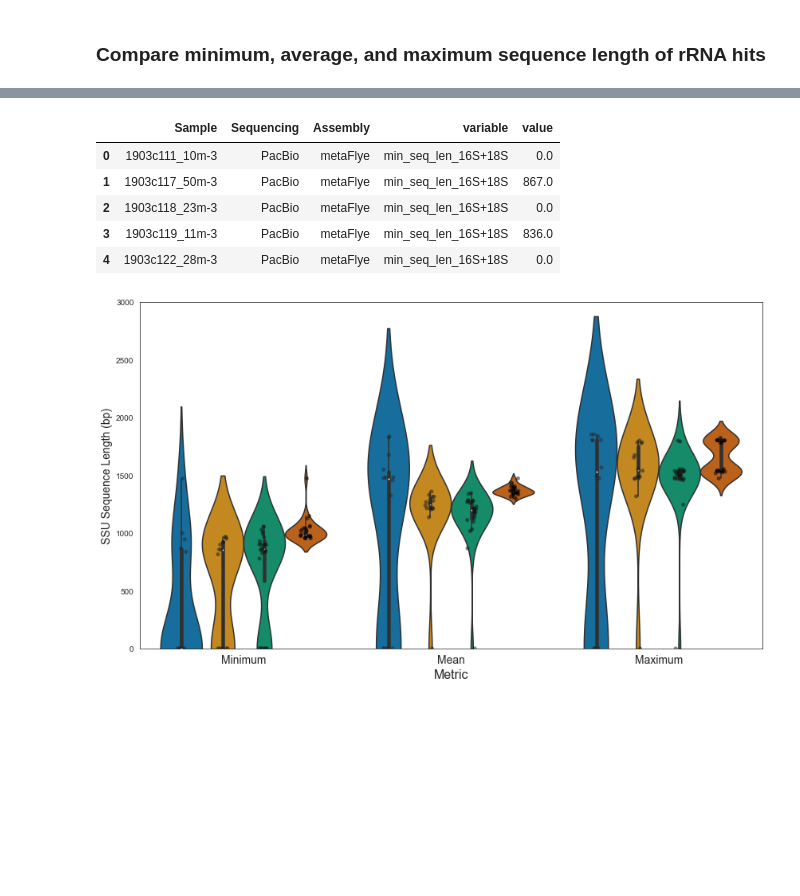
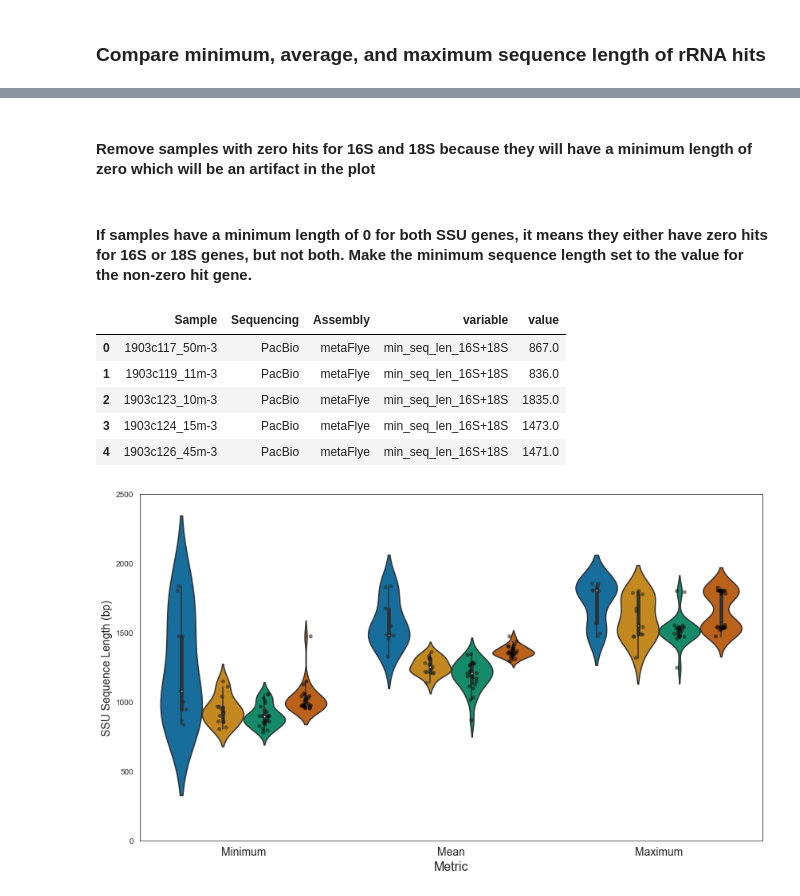
Before and after one commit to nvpatin/PacBio-Marine-Metagenomes, a Jupyter notebook: rRNA_comparisons_violinplots.ipynb, the cells around one changed output, grey strips where cells are left out. Cells and saved outputs as stored; diff of their text form; code cells hidden in the pictures; blank space fills up the shorter version.

Commit message:
Edited rRNA comparison script to exclude artifacts where minimum sequence length was zero because there were zero hits for either 16S or 18S genes, but not both

```diff
--- a/rRNA_comparisons_violinplots.ipynb
+++ b/rRNA_comparisons_violinplots.ipynb
@@ -110,37 +110,50 @@ rrna.head()
 | 2 | 1903c118_23m-3 | 16S | PacBio | metaFlye | 3 | hmms | 0.0 | 0.0 | ... |
 | 3 | 1903c119_11m-3 | 16S | PacBio | metaFlye | 3 | hmms | 80.0 | 69.0 | ... |
 | 4 | 1903c122_28m-3 | 16S | PacBio | metaFlye | 3 | hmms | 0.0 | 0.0 | ... |
+# %% [markdown]
+#### Remove samples with zero hits for 16S and 18S because they will have a minimum length of zero which will be an artifact in the plot
+# %%
+rrna = rrna.loc[rrna['num_hits_16S+18S'] != 0]
+# %% [markdown]
+#### If samples have a minimum length of 0 for both SSU genes, it means they either have zero hits for 16S or 18S genes, but not both. Make the minimum sequence length set to the value for the non-zero hit gene.
+# %%
+rrna = rrna.reset_index()
+rrna_v2 = rrna
+for index, row in rrna.iterrows():
+    if row['min_seq_len_16S+18S'] == 0 :
+        rrna_v2['min_seq_len_16S+18S'].iloc[index] = max(row['min_seq_len_16S'],
+                                                         row['min_seq_len_18S'])
 # %%
-df = rrna.reset_index()
+df = rrna_v2.drop(columns=['index'])
 df_melt = pd.melt(df, id_vars=['Sample','Sequencing','Assembly'], value_vars=['min_seq_len_16S+18S',
                                                                               'avg_seq_len_16S+18S', 'max_seq_len_16S+18S'])
 df_melt.head()
 # %% [output]
 |  | Sample | Sequencing | Assembly | variable | value |
-| 0 | 1903c111_10m-3 | PacBio | metaFlye | min_seq_len_16S+18S | 0.0 |
-| 1 | 1903c117_50m-3 | PacBio | metaFlye | min_seq_len_16S+18S | 867.0 |
-| 2 | 1903c118_23m-3 | PacBio | metaFlye | min_seq_len_16S+18S | 0.0 |
-| 3 | 1903c119_11m-3 | PacBio | metaFlye | min_seq_len_16S+18S | 836.0 |
-| 4 | 1903c122_28m-3 | PacBio | metaFlye | min_seq_len_16S+18S | 0.0 |
+| 0 | 1903c117_50m-3 | PacBio | metaFlye | min_seq_len_16S+18S | 867.0 |
+| 1 | 1903c119_11m-3 | PacBio | metaFlye | min_seq_len_16S+18S | 836.0 |
+| 2 | 1903c123_10m-3 | PacBio | metaFlye | min_seq_len_16S+18S | 1835.0 |
+| 3 | 1903c124_15m-3 | PacBio | metaFlye | min_seq_len_16S+18S | 1473.0 |
+| 4 | 1903c126_45m-3 | PacBio | metaFlye | min_seq_len_16S+18S | 1471.0 |
 # %%
 plt.figure(figsize=(14,8))
 sns.set_style("white")
 grped_vplot = sns.violinplot(data=df_melt, x="variable", y="value", hue="Assembly",
               palette="colorblind", scale="width") # split=True, inner="quart", linewidth=1,
 grped_vplot = sns.stripplot(data=df_melt, x="variable", y="value", color="k", alpha=0.5, dodge=True, hue="Assembly")
 #plt.title("SSU rRNA genes extracted from assemblies (HMMs) and unassembled Illumina reads (PhyloFlash)")
 plt.ylabel("SSU Sequence Length (bp)", size=14)
 plt.xlabel("Metric", size=16)
 plt.xticks(np.arange(3), ['Minimum', 'Mean', 'Maximum'], size=14)
-plt.ylim(0, 3000)
+plt.ylim(0, 2500)
 
 # Let us first get legend information from the plot object
-handles, labels = grped_vplot.get_legend_handles_labels()
+#handles, labels = grped_vplot.get_legend_handles_labels()
 # specify just one legend
-l = plt.legend(handles[0:4], labels[0:4], prop={'size': 15})
+#l = plt.legend(handles[0:4], labels[0:4], prop={'size': 15})
 plt.gca().get_legend().remove()
 
-plt.savefig("SSU_rRNA_sizes_violin_nolegend.svg", format='svg', dpi=1200, bbox_inches='tight')
+plt.savefig("SSU_rRNA_sizes_violin_nolegend_nozeromins.svg", format='svg', dpi=1200, bbox_inches='tight')
 plt.show()
 # %% [output]
-[figure, old version]
+[figure, new version]
```
Also changed, not shown: parts of 1 cell of this notebook, 1 other file.
